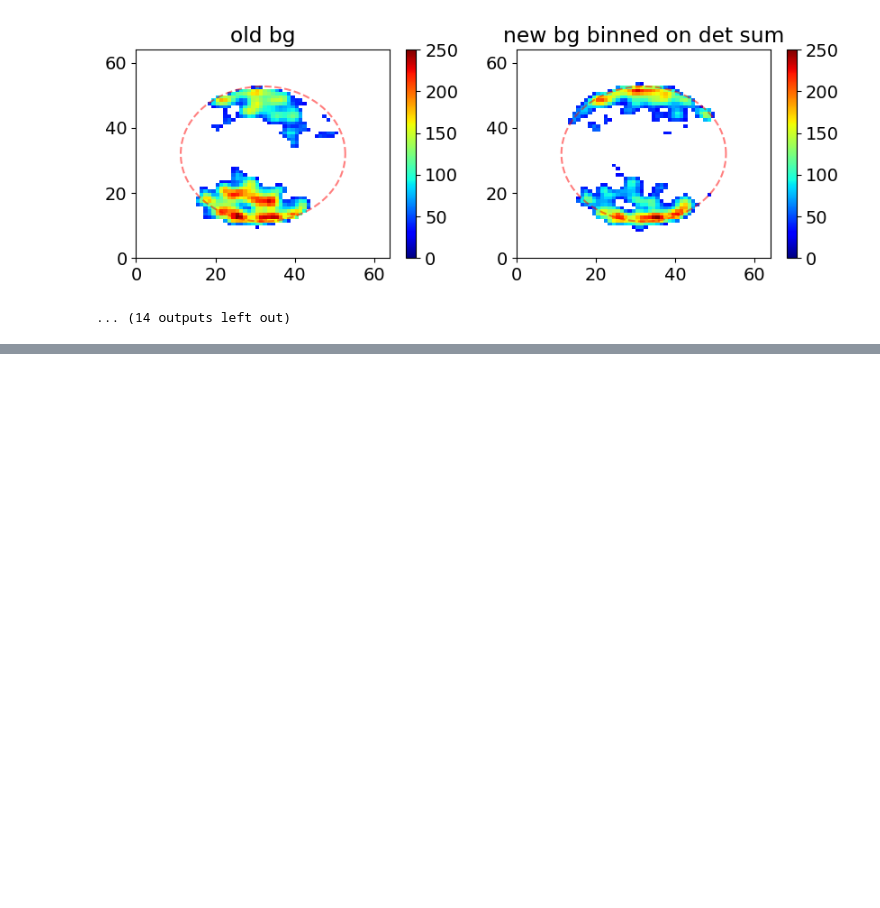
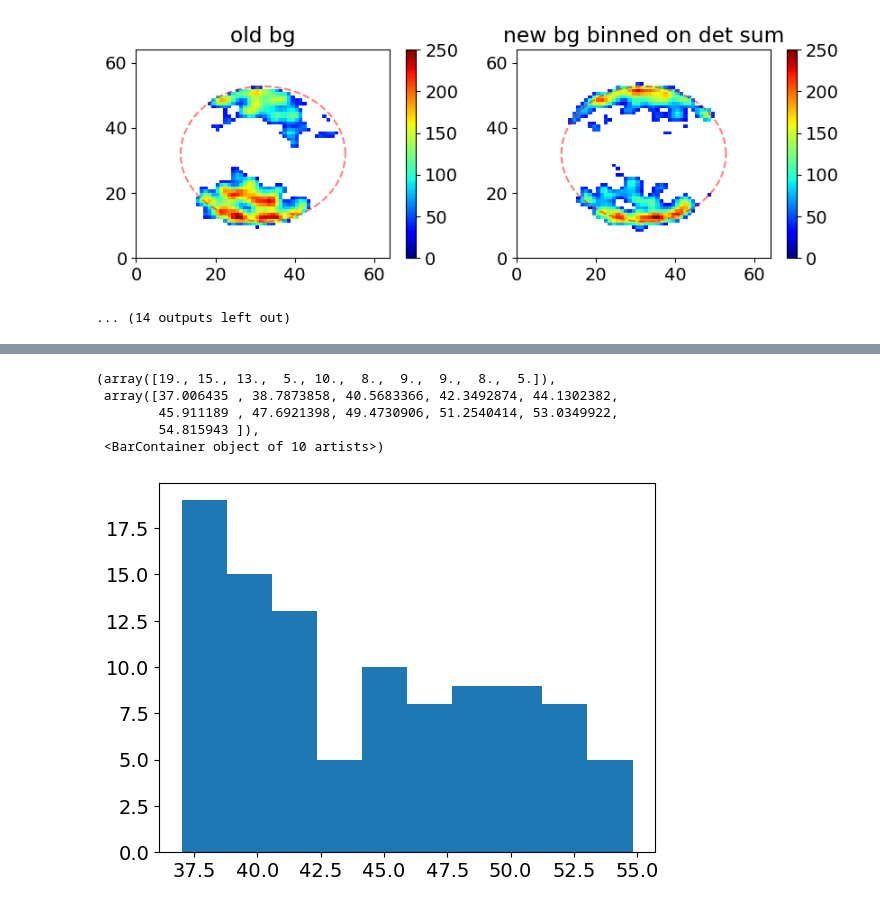
Before and after one commit to parisfranz/cVMI, a Jupyter notebook: clean recon July/Check_127.ipynb, the cells around one changed output, grey strips where cells are left out. Cells and saved outputs as stored; diff of their text form; code cells hidden in the pictures; blank space fills up the shorter version.

```diff
--- a/clean recon July/Check_127.ipynb
+++ b/clean recon July/Check_127.ipynb
@@ -358,8 +369,10 @@ opalfzp = run.Detector('tmo_fzpopal')
 ims_bg = [] # initialize the list of example images here
 GDs_bg = []
 xGDs_bg = []
+detsum = []
+maxim = []
 specs = []
-jet_timing_bg = []
+#jet_timing_bg = []
 
 
 for nevent, event in enumerate(run.events()): # loop over events (shots) in the run
@@ -380,28 +393,19 @@ for nevent, event in enumerate(run.events()): # loop over events (shots) in the
 
     #if opal1im_i is None or gd_i is None or gd_i<gmd_min or (gas != gas_jet): continue
     if opal1im_i is None or gd_i is None or gd_i>gmd_max or gd_i<gmd_min or (gas != gas_jet): continue
-    #if np.sum(opal1im_i*mask) < 37e6: continue
-    #if np.sum(opal1im_i*mask) > 40e6: continue
-    if np.sum(opal1im_i*mask) < 42e6: continue
-    #if event.timestamp < 4410498451167543084: continue
-    #if np.sum(opal1im_i) < 46e6: continue
-
-    data = {'epics_'+epic_str: epic_det(event) for epic_str, epic_det in zip(epics_strs, epics_detectors)}
-    if any(type(val) not in [int, float] for val in data.values()):
-        print("Bad EPICS: %d" % nevent)
-        #Nbad += 1
-        continue
-
+    if np.sum(opal1im_i*mask) < 40e6: continue
 
     if ir_misttimed:
         ims = np.rot90(opal1im_i*mask)
         #ims = ims/np.sum(ims)
         #ims = cv2.warpPerspective(ims,MM,(1024,1024))
         #ims_bg.append(ims[100:900,100:900])
+        detsum.append(np.sum(ims))
         ims_bg.append(ims)
         GDs_bg.append(gd_i)
         xGDs_bg.append(xgd_i)
-        jet_timing_bg.append(data['epics_evr_ch0_delay'])
+        maxim.append(np.max(rebin(rebin(ims,4),4)))
+        #jet_timing_bg.append(data['epics_evr_ch0_delay'])
 
         opalfz= np.copy(opalfzp.raw.image(event)) #np.copy(opal1.raw.image(event)) #np.copy(opal1.raw.raw(event))
         zps_data = opalfz
@@ -425,7 +429,7 @@ for nevent, event in enumerate(run.events()): # loop over events (shots) in the
     if nn%20 == 0:
         print('gathered: %1.0f' %nn)
 
-    if len(ims_bg) > 300:
+    if len(ims_bg) > 100:
         break
 print(event.datetime())
 # %% [output]
@@ -437,3 +456,12 @@ KeyboardInterrupt:
+# %%
+plt.hist(np.array(detsum)/1e6)
+# %% [output]
+(array([19., 15., 13.,  5., 10.,  8.,  9.,  9.,  8.,  5.]),
+ array([37.006435 , 38.7873858, 40.5683366, 42.3492874, 44.1302382,
+        45.911189 , 47.6921398, 49.4730906, 51.2540414, 53.0349922,
+        54.815943 ]),
+ <BarContainer object of 10 artists>)
+[figure, added]
 # %%
 imsM = [cv2.warpPerspective(ii,MM,(1024,1024)) for ii in ims_bg]
 imsM = np.array(imsM)
```
Also changed, not shown: parts of 9 cells of this notebook, 16 other files.
